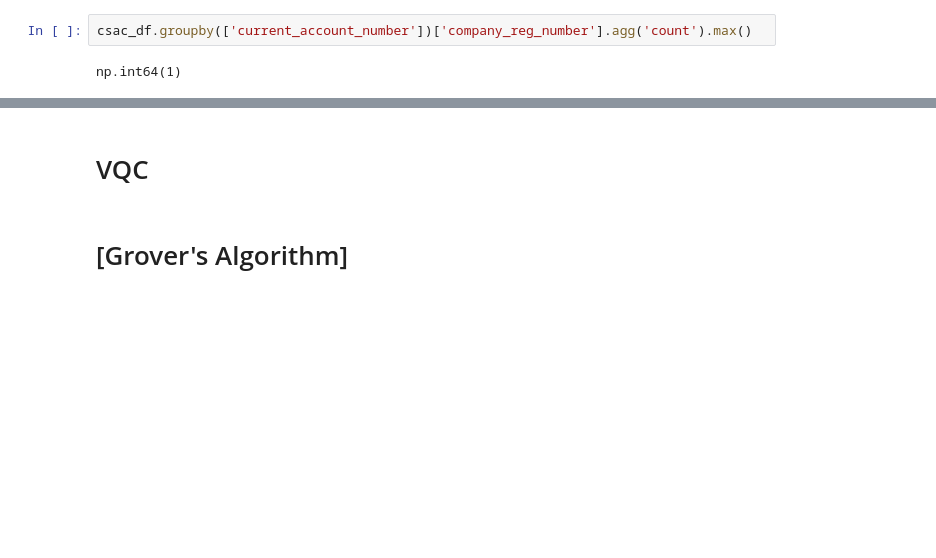
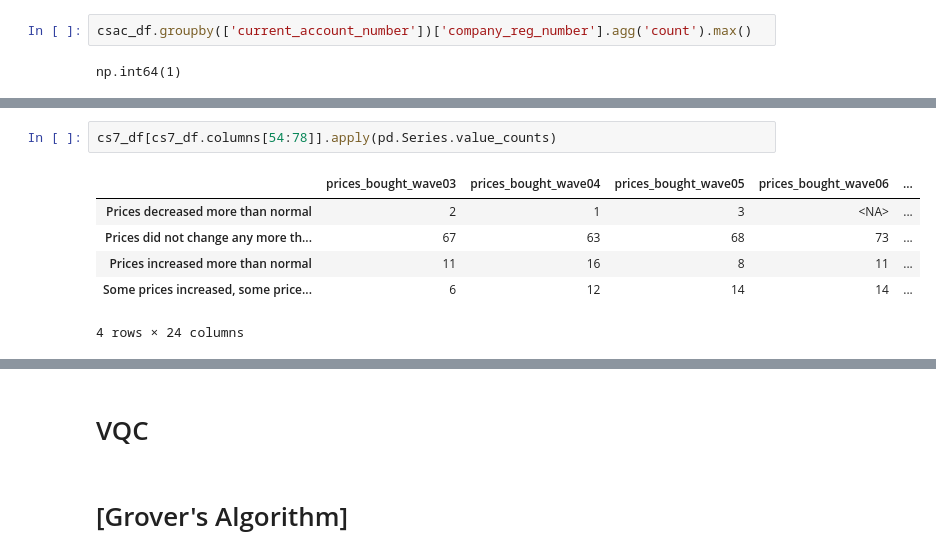
Before and after one commit to floatn/QML-for-finance, a Jupyter notebook: qml_code.ipynb, the cells around one changed output, grey strips where cells are left out. Cells and saved outputs as stored; diff of their text form; blank space fills up the shorter version.

```diff
--- a/qml_code.ipynb
+++ b/qml_code.ipynb
@@ -2613,0 +2659,9 @@ np.int64(1)
+# %%
+cs7_df[cs7_df.columns[54:78]].apply(pd.Series.value_counts)
+# %% [output]
+|  | prices_bought_wave03 | prices_bought_wave04 | prices_bought_wave05 | prices_bought_wave06 | ... |
+| Prices decreased more than normal | 2 | 1 | 3 | <NA> | ... |
+| Prices did not change any more th... | 67 | 63 | 68 | 73 | ... |
+| Prices increased more than normal | 11 | 16 | 8 | 11 | ... |
+| Some prices increased, some price... | 6 | 12 | 14 | 14 | ... |
+4 rows × 24 columns
```
Also changed, not shown: parts of 25 cells of this notebook.
